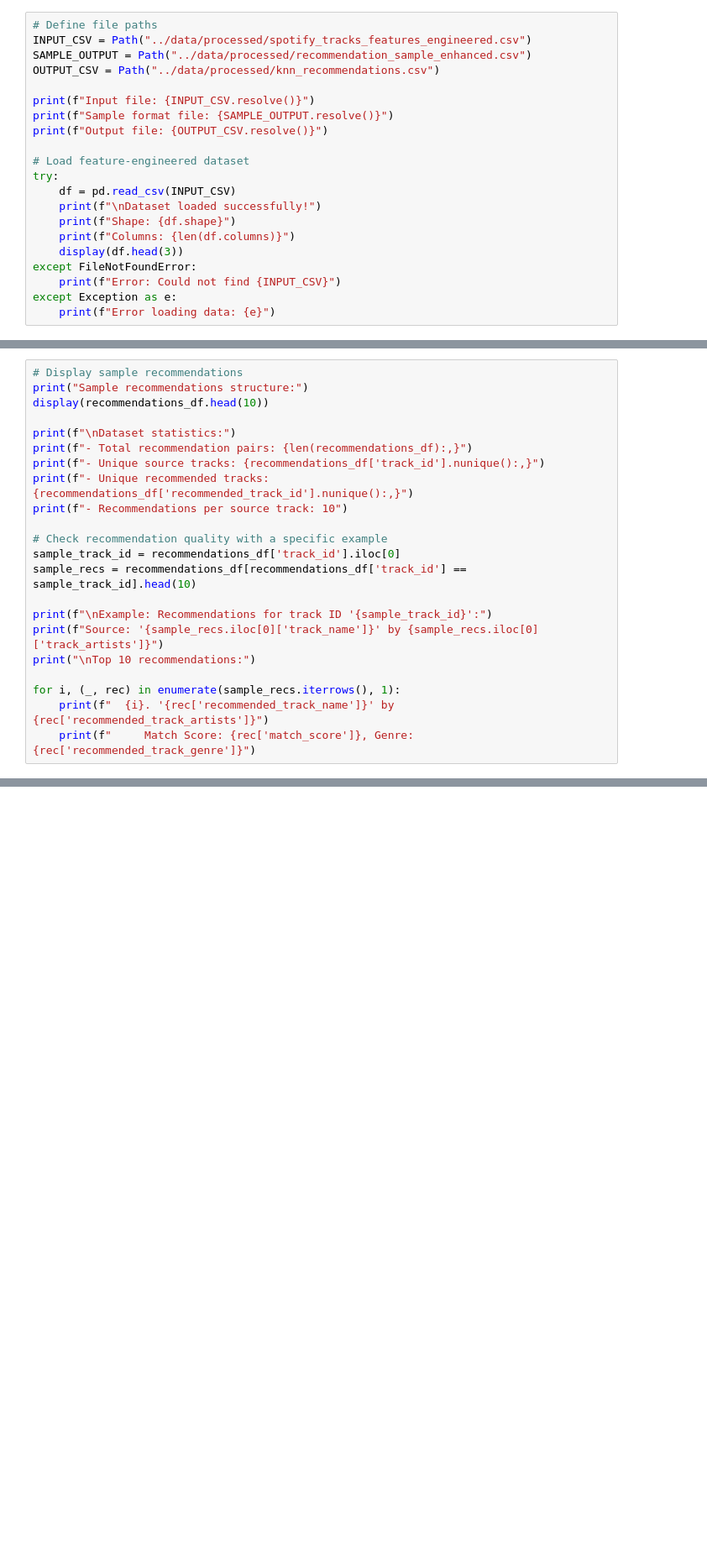
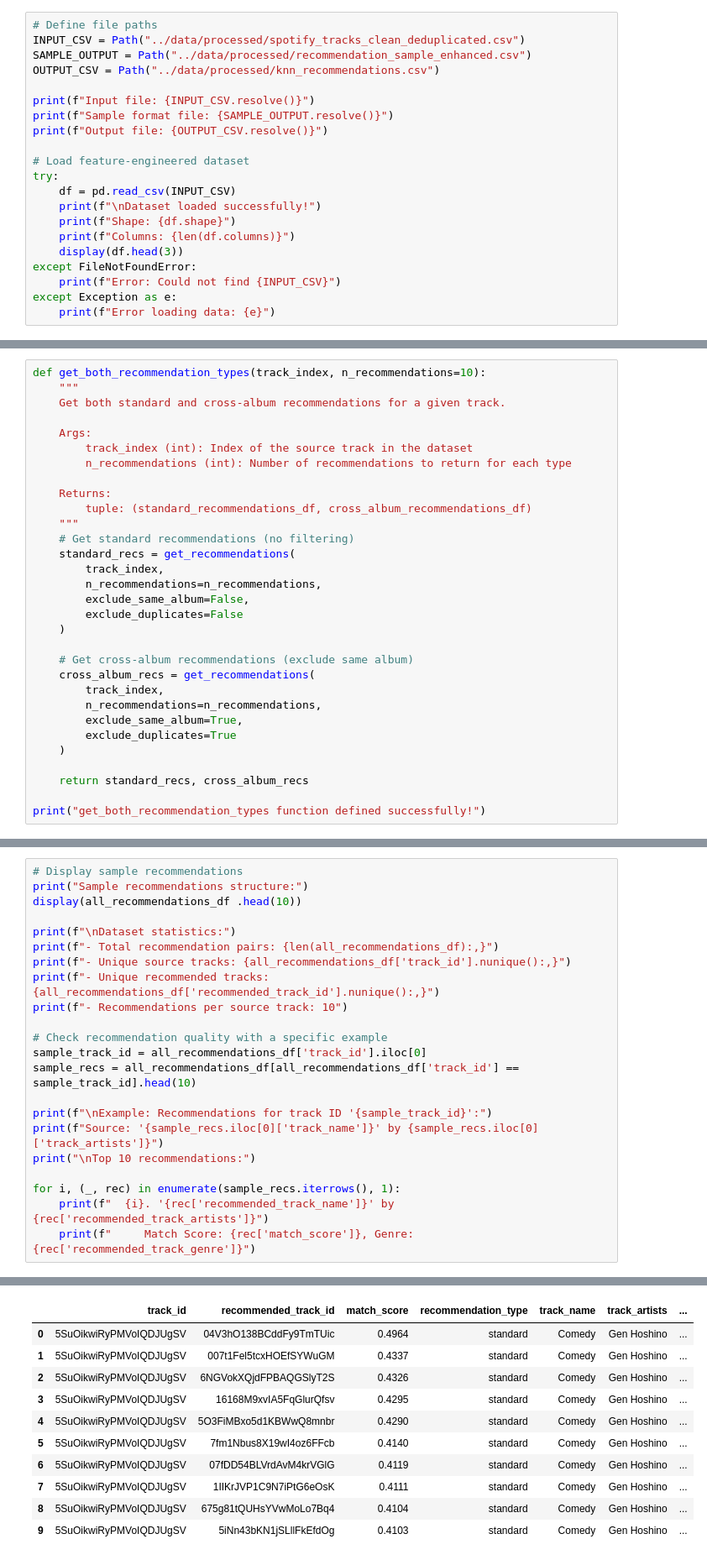
Before and after one commit to Julian-Elliott/song-recommendation-dashboard, a Jupyter notebook: notebooks/knn_recommendation_model.ipynb, the cells around one changed output, grey strips where cells are left out. Shown at 84% size. Cells and saved outputs as stored; diff of their text form; blank space fills up the shorter version.

```diff
--- a/notebooks/knn_recommendation_model.ipynb
+++ b/notebooks/knn_recommendation_model.ipynb
@@ -40,7 +41,7 @@ ModuleNotFoundError: No module named 'tqdm'
 Load the feature-engineered dataset containing both original and standardized audio features. We'll examine the structure to understand our feature matrix for k-NN calculations.
 # %%
 # Define file paths
-INPUT_CSV = Path("../data/processed/spotify_tracks_features_engineered.csv")
+INPUT_CSV = Path("../data/processed/spotify_tracks_clean_deduplicated.csv")
 SAMPLE_OUTPUT = Path("../data/processed/recommendation_sample_enhanced.csv")
 OUTPUT_CSV = Path("../data/processed/knn_recommendations.csv")
 
@@ -184,0 +299,31 @@ for i, (_, track) in enumerate(sample_recs.iterrows(), 1):
+# %%
+def get_both_recommendation_types(track_index, n_recommendations=10):
+    """
+    Get both standard and cross-album recommendations for a given track.
+
+    Args:
+        track_index (int): Index of the source track in the dataset
+        n_recommendations (int): Number of recommendations to return for each type
+
+    Returns:
+        tuple: (standard_recommendations_df, cross_album_recommendations_df)
+    """
+    # Get standard recommendations (no filtering)
+    standard_recs = get_recommendations(
+        track_index,
+        n_recommendations=n_recommendations,
+        exclude_same_album=False,
+        exclude_duplicates=False
+    )
+
+    # Get cross-album recommendations (exclude same album)
+    cross_album_recs = get_recommendations(
+        track_index,
+        n_recommendations=n_recommendations,
+        exclude_same_album=True,
+        exclude_duplicates=True
+    )
+
+    return standard_recs, cross_album_recs
+
+print("get_both_recommendation_types function defined successfully!")
@@ -252,17 +442,17 @@ Examine the generated recommendations to ensure quality and proper formatting. W
 # %%
 # Display sample recommendations
 print("Sample recommendations structure:")
-display(recommendations_df.head(10))
+display(all_recommendations_df .head(10))
 
 print(f"\nDataset statistics:")
-print(f"- Total recommendation pairs: {len(recommendations_df):,}")
-print(f"- Unique source tracks: {recommendations_df['track_id'].nunique():,}")
-print(f"- Unique recommended tracks: {recommendations_df['recommended_track_id'].nunique():,}")
+print(f"- Total recommendation pairs: {len(all_recommendations_df):,}")
+print(f"- Unique source tracks: {all_recommendations_df['track_id'].nunique():,}")
+print(f"- Unique recommended tracks: {all_recommendations_df['recommended_track_id'].nunique():,}")
 print(f"- Recommendations per source track: 10")
 
 # Check recommendation quality with a specific example
-sample_track_id = recommendations_df['track_id'].iloc[0]
-sample_recs = recommendations_df[recommendations_df['track_id'] == sample_track_id].head(10)
+sample_track_id = all_recommendations_df['track_id'].iloc[0]
+sample_recs = all_recommendations_df[all_recommendations_df['track_id'] == sample_track_id].head(10)
 
 print(f"\nExample: Recommendations for track ID '{sample_track_id}':")
 print(f"Source: '{sample_recs.iloc[0]['track_name']}' by {sample_recs.iloc[0]['track_artists']}")
@@ -271,3 +461,4 @@ print("\nTop 10 recommendations:")
 for i, (_, rec) in enumerate(sample_recs.iterrows(), 1):
     print(f"  {i}. '{rec['recommended_track_name']}' by {rec['recommended_track_artists']}")
     print(f"     Match Score: {rec['match_score']}, Genre: {rec['recommended_track_genre']}")
+# %% [output]
@@ -273,0 +466,11 @@ for i, (_, rec) in enumerate(sample_recs.iterrows(), 1):
+|  | track_id | recommended_track_id | match_score | recommendation_type | track_name | track_artists | ... |
+| 0 | 5SuOikwiRyPMVoIQDJUgSV | 04V3hO138BCddFy9TmTUic | 0.4964 | standard | Comedy | Gen Hoshino | ... |
+| 1 | 5SuOikwiRyPMVoIQDJUgSV | 007t1Fel5tcxHOEfSYWuGM | 0.4337 | standard | Comedy | Gen Hoshino | ... |
+| 2 | 5SuOikwiRyPMVoIQDJUgSV | 6NGVokXQjdFPBAQGSlyT2S | 0.4326 | standard | Comedy | Gen Hoshino | ... |
+| 3 | 5SuOikwiRyPMVoIQDJUgSV | 16168M9xvIA5FqGlurQfsv | 0.4295 | standard | Comedy | Gen Hoshino | ... |
+| 4 | 5SuOikwiRyPMVoIQDJUgSV | 5O3FiMBxo5d1KBWwQ8mnbr | 0.4290 | standard | Comedy | Gen Hoshino | ... |
+| 5 | 5SuOikwiRyPMVoIQDJUgSV | 7fm1Nbus8X19wI4oz6FFcb | 0.4140 | standard | Comedy | Gen Hoshino | ... |
+| 6 | 5SuOikwiRyPMVoIQDJUgSV | 07fDD54BLVrdAvM4krVGlG | 0.4119 | standard | Comedy | Gen Hoshino | ... |
+| 7 | 5SuOikwiRyPMVoIQDJUgSV | 1IIKrJVP1C9N7iPtG6eOsK | 0.4111 | standard | Comedy | Gen Hoshino | ... |
+| 8 | 5SuOikwiRyPMVoIQDJUgSV | 675g81tQUHsYVwMoLo7Bq4 | 0.4104 | standard | Comedy | Gen Hoshino | ... |
+| 9 | 5SuOikwiRyPMVoIQDJUgSV | 5iNn43bKN1jSLllFkEfdOg | 0.4103 | standard | Comedy | Gen Hoshino | ... |
```
Also changed, not shown: parts of 15 cells of this notebook, 1 other file.
